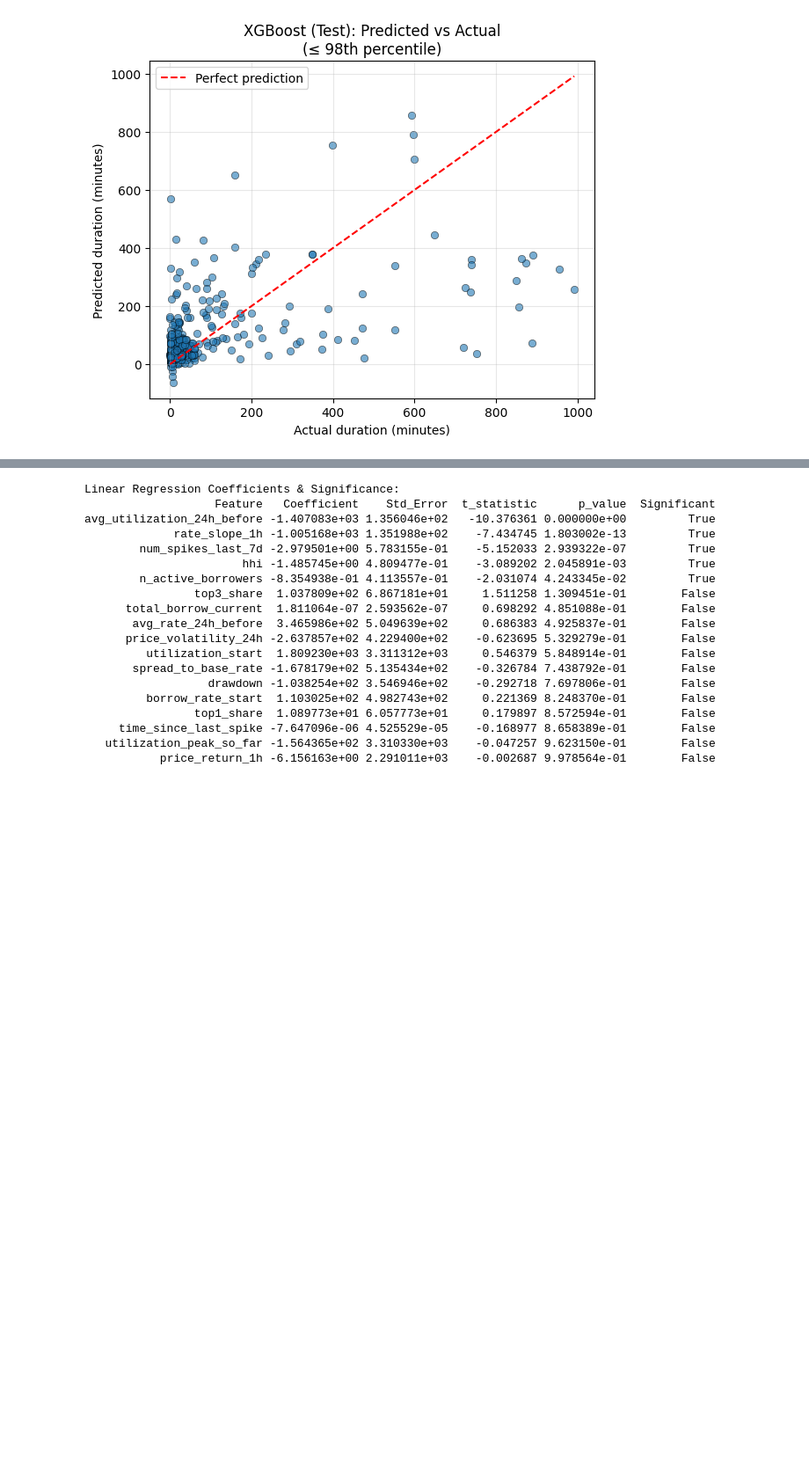
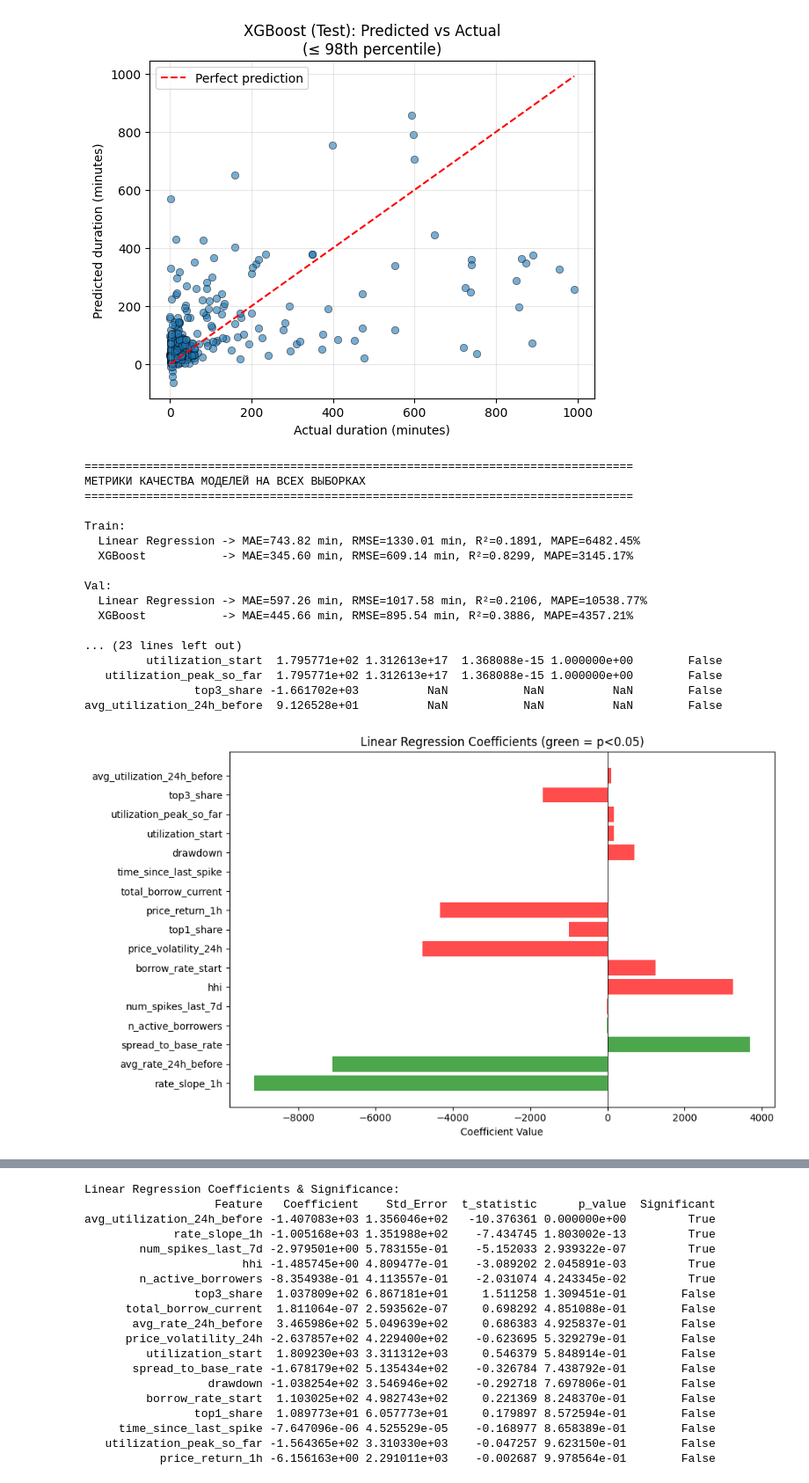
Before and after one commit to egortrussov/lending_protocols_researh, a Jupyter notebook: users_clusterization/spikes_recovery_modeling_v2.ipynb, the cells around one changed output, grey strips where cells are left out. Shown at 88% size. Cells and saved outputs as stored; diff of their text form; code cells hidden in the pictures; blank space fills up the shorter version.

```diff
--- a/users_clusterization/spikes_recovery_modeling_v2.ipynb
+++ b/users_clusterization/spikes_recovery_modeling_v2.ipynb
@@ -543,3 +607,70 @@ MAE: 104.72 min
 RMSE: 253.08 min
 R²: 0.3087
 [figure]
+# %%
+
+# ------------------------------------------------------------
+# Основной блок: обучение и оценка
+# Предполагаем, что df_long уже загружен
+# ------------------------------------------------------------
+X, y, df_first = prepare_spike_dataset(df)
+X_train, X_val, X_test, y_train, y_val, y_test = split_data(X, y)
+
+# Линейная регрессия
+lr_model, y_pred_train_lr, y_pred_val_lr = train_linear_regression(X_train, y_train, X_val, y_val)
+y_pred_test_lr = lr_model.predict(X_test)
+
+# XGBoost
+xgb_model, y_pred_train_xgb, y_pred_val_xgb = train_xgboost(X_train, y_train, X_val, y_val)
+y_pred_test_xgb = xgb_model.predict(X_test)
+
+# Функция для расчёта метрик (включая MAPE)
+def compute_metrics(y_true, y_pred):
+    mae = mean_absolute_error(y_true, y_pred)
+    rmse = np.sqrt(mean_squared_error(y_true, y_pred))
+    r2 = r2_score(y_true, y_pred)
+    # MAPE – избегаем деления на 0
+    mask = y_true > 1e-6
+    mape = np.mean(np.abs((y_true[mask] - y_pred[mask]) / y_true[mask])) * 100
+    return mae, rmse, r2, mape
+
+# Вывод по всем выборкам
+print("\n" + "="*80)
+print("МЕТРИКИ КАЧЕСТВА МОДЕЛЕЙ НА ВСЕХ ВЫБОРКАХ")
+print("="*80)
+for name, y_true, y_pred_lr, y_pred_xgb in [
+    ("Train", y_train, y_pred_train_lr, y_pred_train_xgb),
+    ("Val",   y_val,   y_pred_val_lr,   y_pred_val_xgb),
+    ("Test",  y_test,  y_pred_test_lr,  y_pred_test_xgb)
+]:
+    lr_mae, lr_rmse, lr_r2, lr_mape = compute_metrics(y_true, y_pred_lr)
+    xgb_mae, xgb_rmse, xgb_r2, xgb_mape = compute_metrics(y_true, y_pred_xgb)
+    print(f"\n{name}:")
+    print(f"  Linear Regression -> MAE={lr_mae:.2f} min, RMSE={lr_rmse:.2f} min, R²={lr_r2:.4f}, MAPE={lr_mape:.2f}%")
+    print(f"  XGBoost           -> MAE={xgb_mae:.2f} min, RMSE={xgb_rmse:.2f} min, R²={xgb_r2:.4f}, MAPE={xgb_mape:.2f}%")
+
+# Дополнительно: коэффициенты линейной модели и важность XGBoost
+print("\n" + "="*80)
+print("ИНТЕРПРЕТАЦИЯ МОДЕЛЕЙ")
+print("="*80)
+report_linear_coefficients(lr_model, X.columns, X_train, y_train)
+report_xgboost_importance(xgb_model, X.columns)
+# %% [output]
+================================================================================
+МЕТРИКИ КАЧЕСТВА МОДЕЛЕЙ НА ВСЕХ ВЫБОРКАХ
+================================================================================
+
+Train:
+  Linear Regression -> MAE=743.82 min, RMSE=1330.01 min, R²=0.1891, MAPE=6482.45%
+  XGBoost           -> MAE=345.60 min, RMSE=609.14 min, R²=0.8299, MAPE=3145.17%
+
+Val:
+  Linear Regression -> MAE=597.26 min, RMSE=1017.58 min, R²=0.2106, MAPE=10538.77%
+  XGBoost           -> MAE=445.66 min, RMSE=895.54 min, R²=0.3886, MAPE=4357.21%
+
+... (23 lines left out)
+         utilization_start  1.795771e+02 1.312613e+17  1.368088e-15 1.000000e+00        False
+   utilization_peak_so_far  1.795771e+02 1.312613e+17  1.368088e-15 1.000000e+00        False
+                top3_share -1.661702e+03          NaN           NaN          NaN        False
+avg_utilization_24h_before  9.126528e+01          NaN           NaN          NaN        False
+[figure, added]
```
Also changed, not shown: parts of 17 cells of this notebook, 21 other files.
